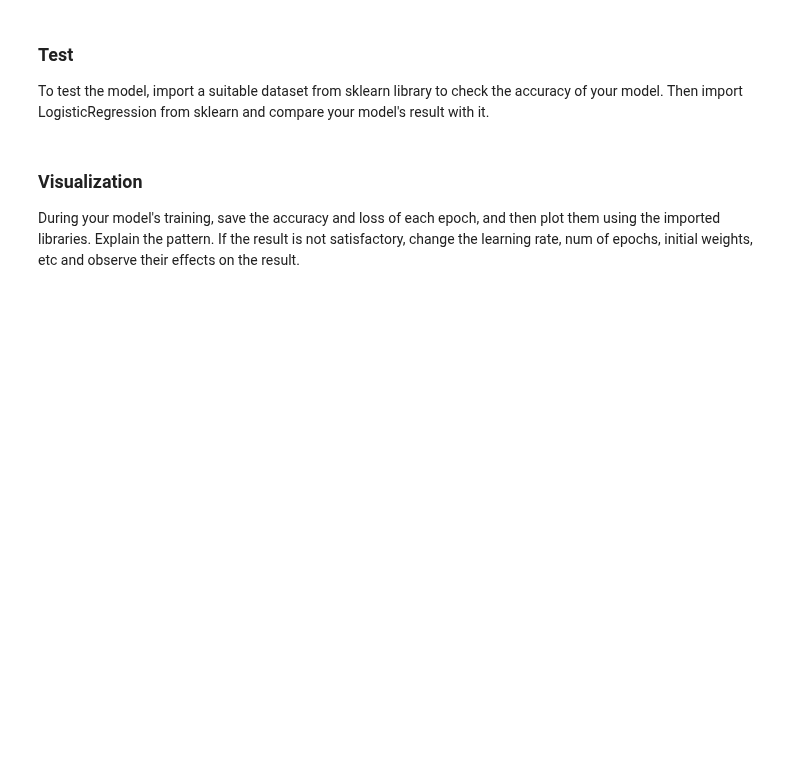
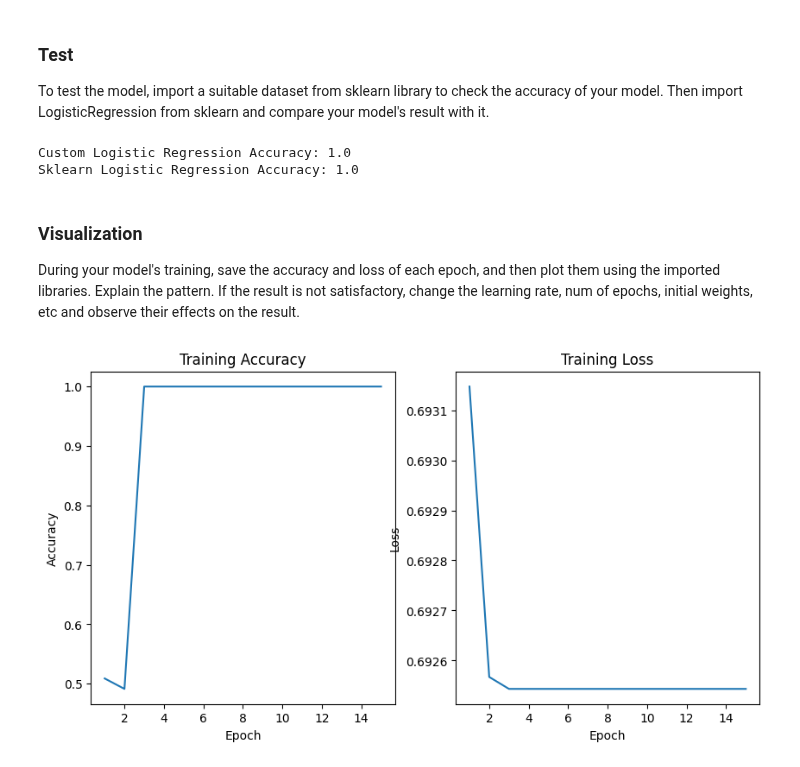
Before and after one commit to bigwhoman/AI-Spring-2023, a Jupyter notebook: HW7/CE_417_2_Spring23_HW7/Practical/NB_and_LR.ipynb, the cells around one changed output. Saved outputs shown, nothing was run; the diff lists cells and outputs as text; code cells hidden in the pictures; blank space fills up the shorter version.

Commit message:
naive bayse, linear regression,logistic regression

```diff
--- a/HW7/CE_417_2_Spring23_HW7/Practical/NB_and_LR.ipynb
+++ b/HW7/CE_417_2_Spring23_HW7/Practical/NB_and_LR.ipynb
@@ -120,0 +175,6 @@ def accuracy(ground_truth, predictions):
+# %%
+def train_test_split_custom(data, labels, test_size):
+    return train_test_split(data, labels, test_size=test_size)
+# %%
+def accuracy(ground_truth, predictions):
+    return accuracy_score(ground_truth, predictions)
@@ -272,3 +347,9 @@ def LR(train_set, labels, test_set, num_of_epochs, learning_rate = 0.005):
+# %%
+def LR(train_set, labels, test_set, num_of_epochs, learning_rate=0.005):
+    initial_weights = np.zeros(train_set.shape[1])
+    trained_weights, accuracies, losses = gradient_descent(train_set, labels, initial_weights, num_of_epochs, learning_rate)
+    predictions = np.array([predict(trained_weights, x) for x in test_set])
+    return predictions, trained_weights, accuracies, losses
 # %% [markdown]
 ### Test
 
@@ -283,4 +360,40 @@ def accuracy(ground_truth, predictions):
+# %%
+# compare with sklearn.linear_model.LogisticRegression
+train_set = data[:int(0.8 * len(data))]
+train_labels = labels[:int(0.8 * len(labels))]
+test_set = data[int(0.8 * len(data)):]
+test_labels = labels[int(0.8 * len(labels)):]
+
+num_of_epochs = 15
+predictions, trained_weights, accuracies, losses = LR(train_set, train_labels, test_set, num_of_epochs)
+print("Custom Logistic Regression Accuracy:", accuracy(test_labels, predictions))
+
+clf = LogisticRegression()
+clf.fit(train_set, train_labels)
+sklearn_predictions = clf.predict(test_set)
+print("Sklearn Logistic Regression Accuracy:", accuracy(test_labels, sklearn_predictions))
+# %% [output]
+Custom Logistic Regression Accuracy: 1.0
+Sklearn Logistic Regression Accuracy: 1.0
 # %% [markdown]
 ### Visualization
 
 During your model's training, save the accuracy and loss of each epoch, and then plot them using the imported libraries. Explain the pattern. If the result is not satisfactory, change the learning rate, num of epochs, initial weights, etc and observe their effects on the result.
+# %%
+plt.figure(figsize=(10, 5))
+
+plt.subplot(1, 2, 1)
+plt.plot(range(1, num_of_epochs+1), accuracies)
+plt.xlabel('Epoch')
+plt.ylabel('Accuracy')
+plt.title('Training Accuracy')
+
+plt.subplot(1, 2, 2)
+plt.plot(range(1, num_of_epochs+1), losses)
+plt.xlabel('Epoch')
+plt.ylabel('Loss')
+plt.title('Training Loss')
+
+plt.show()
+# %% [output]
+[figure, added]
```
Also changed, not shown: parts of 21 cells of this notebook.
